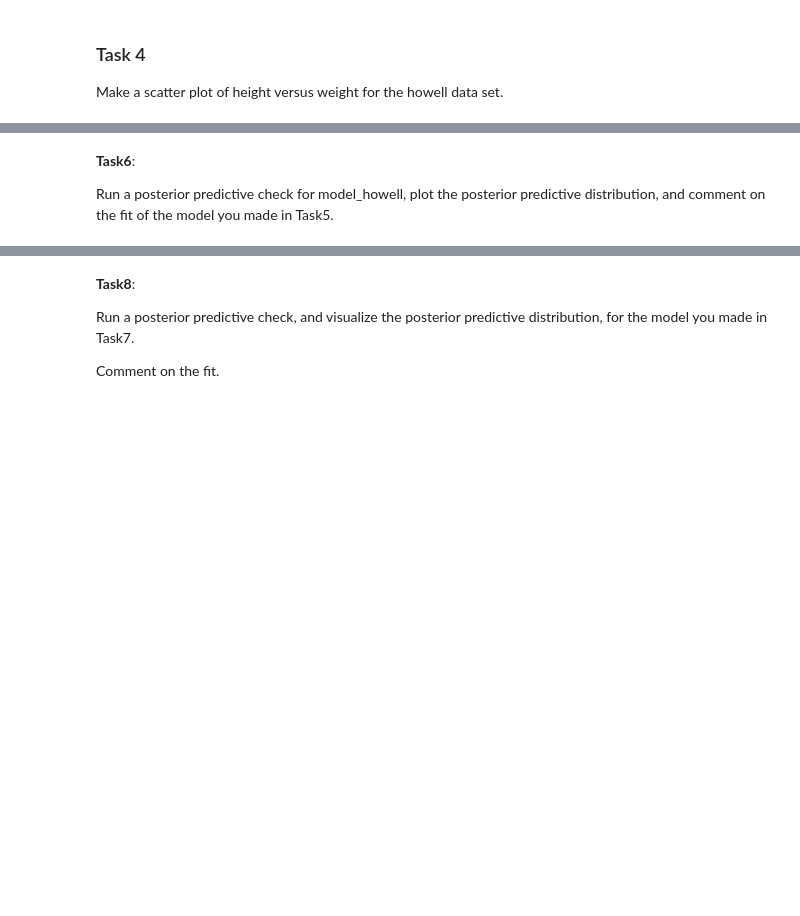
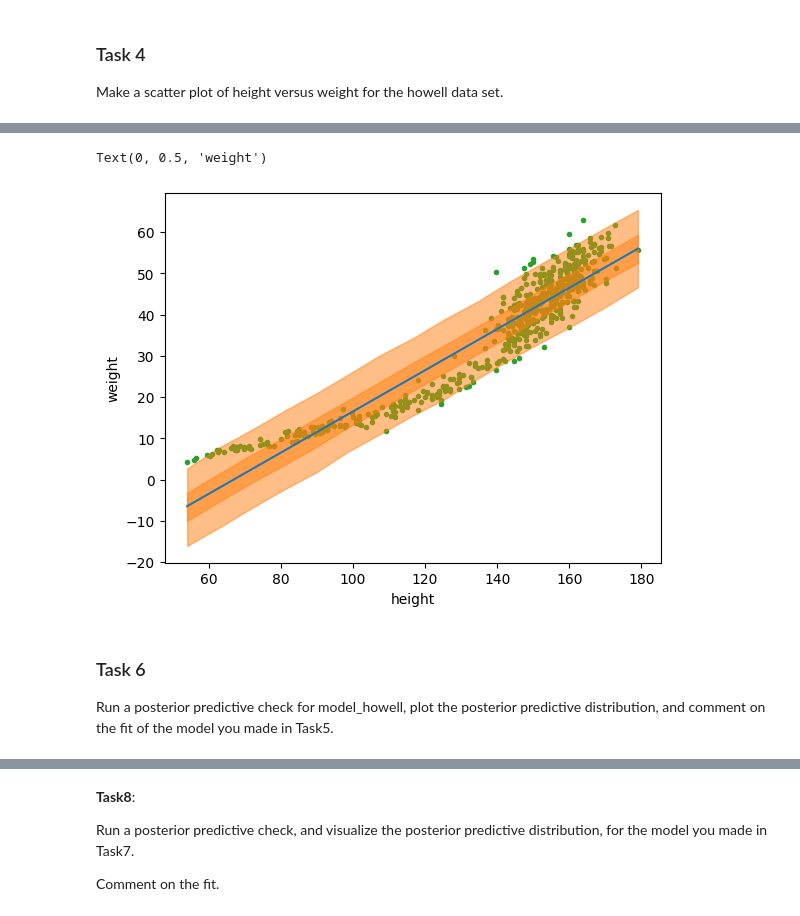
Before and after one commit to mrmaxguns/data-science-fundamentals, a Jupyter notebook: Unit5/Unit5ExercisesSF.ipynb, the cells around one changed output, grey strips where cells are left out. Saved outputs shown, nothing was run; the diff lists cells and outputs as text; code cells hidden in the pictures; blank space fills up the shorter version.

```diff
--- a/Unit5/Unit5ExercisesSF.ipynb
+++ b/Unit5/Unit5ExercisesSF.ipynb
@@ -143,2 +143,18 @@ howell.plot(kind="scatter", x="weight", y="height")
 
 Create and run a stright line linear regression model on the howell data set with height predicting weight. Visualize your model and its posterior.
+# %%
+with pm.Model() as model_howell:
+    # Priors for the linear part of our model
+    α = pm.Normal("α", mu=0, sigma=10)
+    β = pm.Normal("β", mu=0, sigma=10)
+
+    # Linear part of our model
+    μ = pm.Deterministic("μ", α + β * howell.height)
+
+    # Prior for the standard deviation of our likelihood
+    σ = pm.HalfCauchy("σ", 10)
+
+    # Likelihood
+    y_pred = pm.Normal("y_pred", mu=μ, sigma=σ, observed=howell.weight)
+
+    idata_howell = pm.sample()
@@ -145,4 +180,40 @@ Create and run a stright line linear regression model on the howell data set wit
+# %%
+# Grabs the expected line, or line of best fit formula
+mean_line = idata_howell.posterior["μ"].mean(("chain", "draw"))
+
+# Create some x values to run through our line formula
+heights = np.random.normal(howell.height.values, 0.01)
+idx = np.argsort(heights)
+x = np.linspace(heights.min(), heights.max(), 15)
+
+# Grab the 94% HDI and 50% HDI, and set them up for graphing
+y_pred_q = idata_howell.posterior_predictive["y_pred"].quantile(
+    [0.03, 0.97, 0.25, 0.75], dim=["chain", "draw"]
+)
+y_hat_bounds = iter(
+    [
+        PchipInterpolator(heights[idx], y_pred_q[i][idx])(x)
+        for i in range(4)
+    ]
+)
+
+# Plot raw data and our line of best fit
+_, ax = plt.subplots()
+ax.plot(howell.height, howell.weight, "C2.", zorder=-3)
+ax.plot(howell.height[idx], mean_line[idx], c="C0")
+
+
+# Graphs the 94% and 50% HDIs
+for lb, ub in zip(y_hat_bounds, y_hat_bounds):
+    ax.fill_between(x, lb, ub, color="C1", alpha=0.5)
+
+# Labels
+ax.set_xlabel("height")
+ax.set_ylabel("weight")
+# %% [output]
+Text(0, 0.5, 'weight')
+[figure, added]
 # %% [markdown]
-**Task6**:
+### Task 6
 
 Run a posterior predictive check for model_howell, plot the posterior predictive distribution, and comment on the fit of the model you made in Task5.
```
Also changed, not shown: parts of 12 cells of this notebook.
